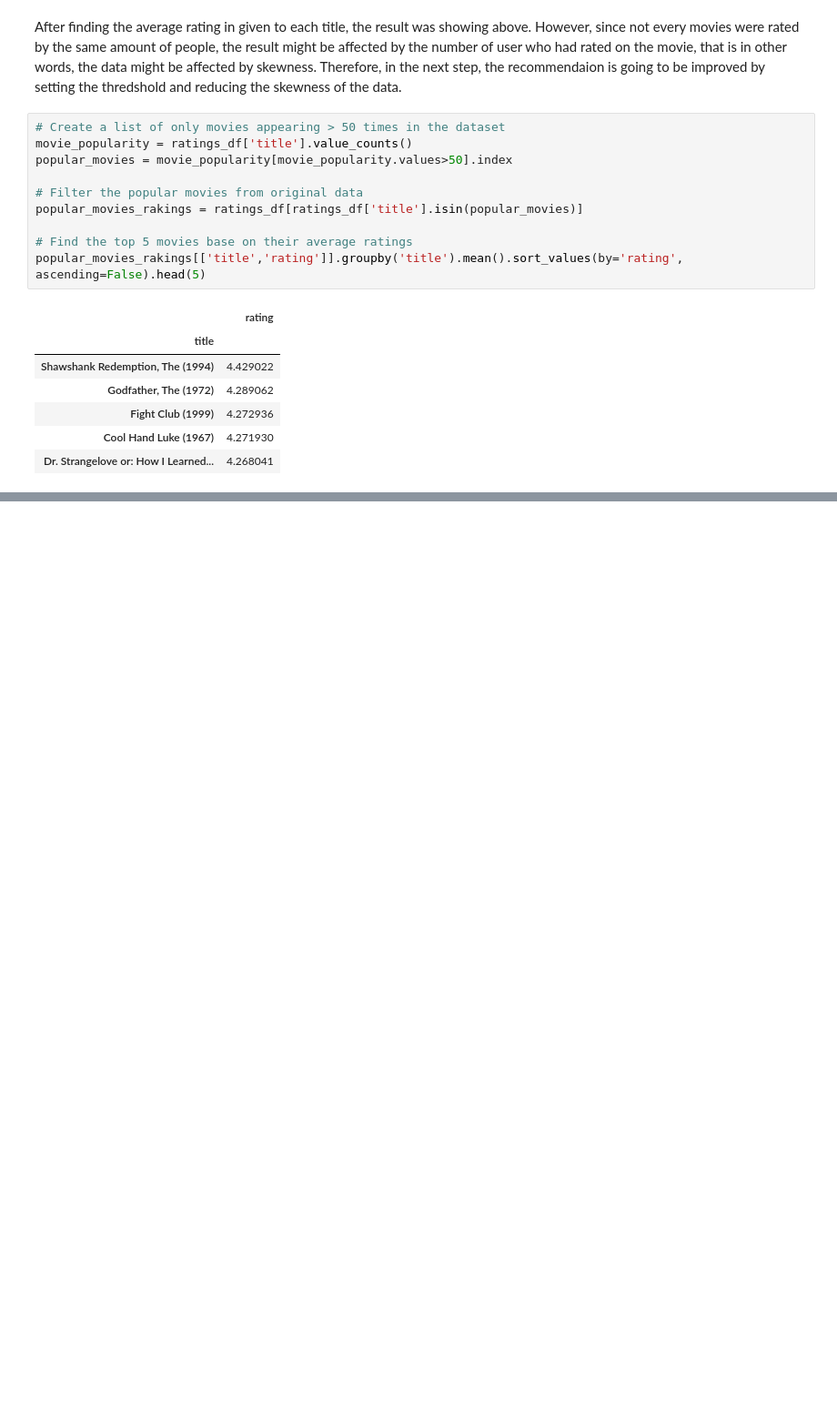
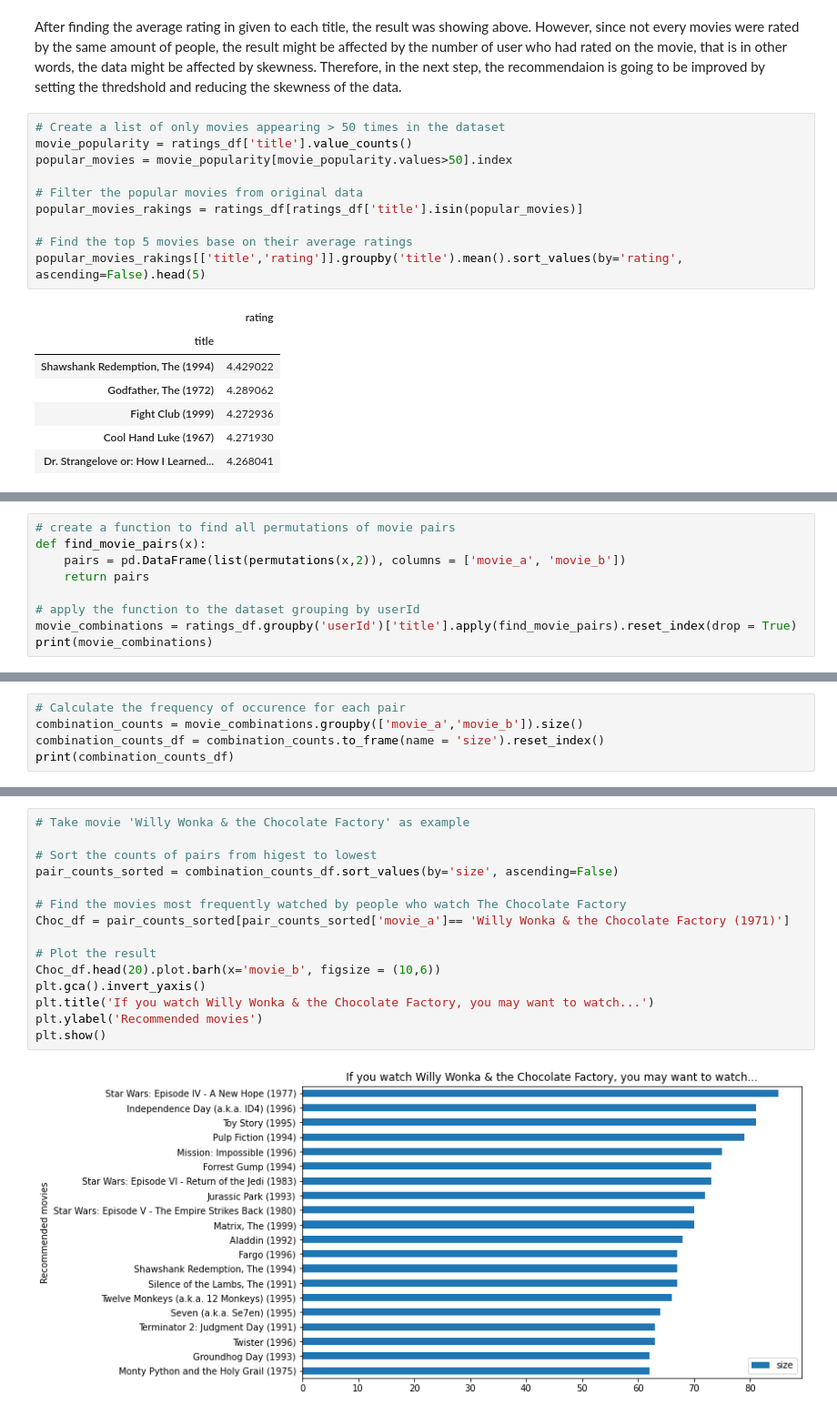
Before and after one commit to wswu001/Recommendation-Engine-for-Movies, a Jupyter notebook: main.ipynb, the cells around one changed output, grey strips where cells are left out. Shown: that part at 91% size. Drawn from its saved outputs; the diff is of its cells as text; blank space fills up the shorter version.

```diff
--- a/main.ipynb
+++ b/main.ipynb
@@ -113,0 +121,9 @@ popular_movies_rakings[['title','rating']].groupby('title').mean().sort_values(b
+# %%
+# create a function to find all permutations of movie pairs
+def find_movie_pairs(x):
+    pairs = pd.DataFrame(list(permutations(x,2)), columns = ['movie_a', 'movie_b'])
+    return pairs
+
+# apply the function to the dataset grouping by userId
+movie_combinations = ratings_df.groupby('userId')['title'].apply(find_movie_pairs).reset_index(drop = True)
+print(movie_combinations)
@@ -113,0 +145,5 @@ popular_movies_rakings[['title','rating']].groupby('title').mean().sort_values(b
+# %%
+# Calculate the frequency of occurence for each pair
+combination_counts = movie_combinations.groupby(['movie_a','movie_b']).size()
+combination_counts_df = combination_counts.to_frame(name = 'size').reset_index()
+print(combination_counts_df)
@@ -113,0 +168,17 @@ popular_movies_rakings[['title','rating']].groupby('title').mean().sort_values(b
+# %%
+# Take movie 'Willy Wonka & the Chocolate Factory' as example
+
+# Sort the counts of pairs from higest to lowest
+pair_counts_sorted = combination_counts_df.sort_values(by='size', ascending=False)
+
+# Find the movies most frequently watched by people who watch The Chocolate Factory
+Choc_df = pair_counts_sorted[pair_counts_sorted['movie_a']== 'Willy Wonka & the Chocolate Factory (1971)']
+
+# Plot the result
+Choc_df.head(20).plot.barh(x='movie_b', figsize = (10,6))
+plt.gca().invert_yaxis()
+plt.title('If you watch Willy Wonka & the Chocolate Factory, you may want to watch...')
+plt.ylabel('Recommended movies')
+plt.show()
+# %% [output]
+[figure, added]
```
Also changed, not shown: parts of 6 cells of this notebook.
